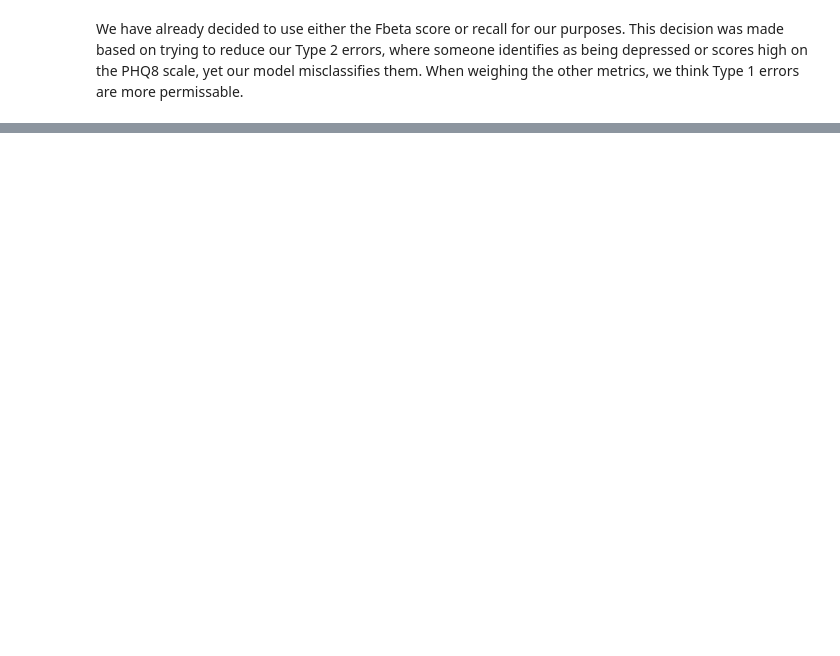
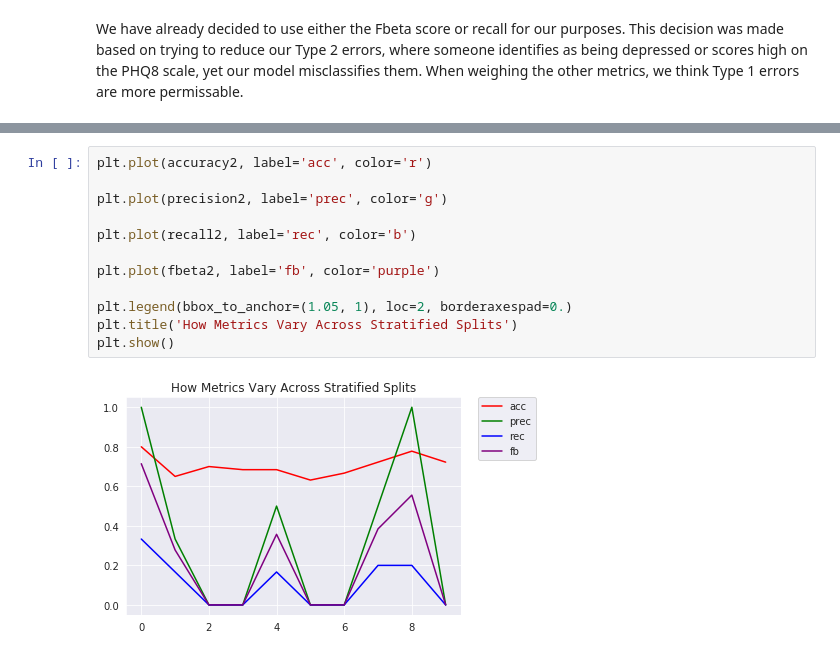
Before and after one commit to Jakidxav/DAIC_WOZ_NLP, a Jupyter notebook: training_scripts/frequency_vectors_train.ipynb, the cells around one changed output, grey strips where cells are left out. Saved outputs shown, nothing was run; the diff lists cells and outputs as text; blank space fills up the shorter version.

```diff
--- a/training_scripts/frequency_vectors_train.ipynb
+++ b/training_scripts/frequency_vectors_train.ipynb
@@ -170,0 +227,14 @@ plt.show()
+# %%
+plt.plot(accuracy2, label='acc', color='r')
+
+plt.plot(precision2, label='prec', color='g')
+
+plt.plot(recall2, label='rec', color='b')
+
+plt.plot(fbeta2, label='fb', color='purple')
+
+plt.legend(bbox_to_anchor=(1.05, 1), loc=2, borderaxespad=0.)
+plt.title('How Metrics Vary Across Stratified Splits')
+plt.show()
+# %% [output]
+[figure, added]
```
Also changed, not shown: parts of 15 cells of this notebook.
